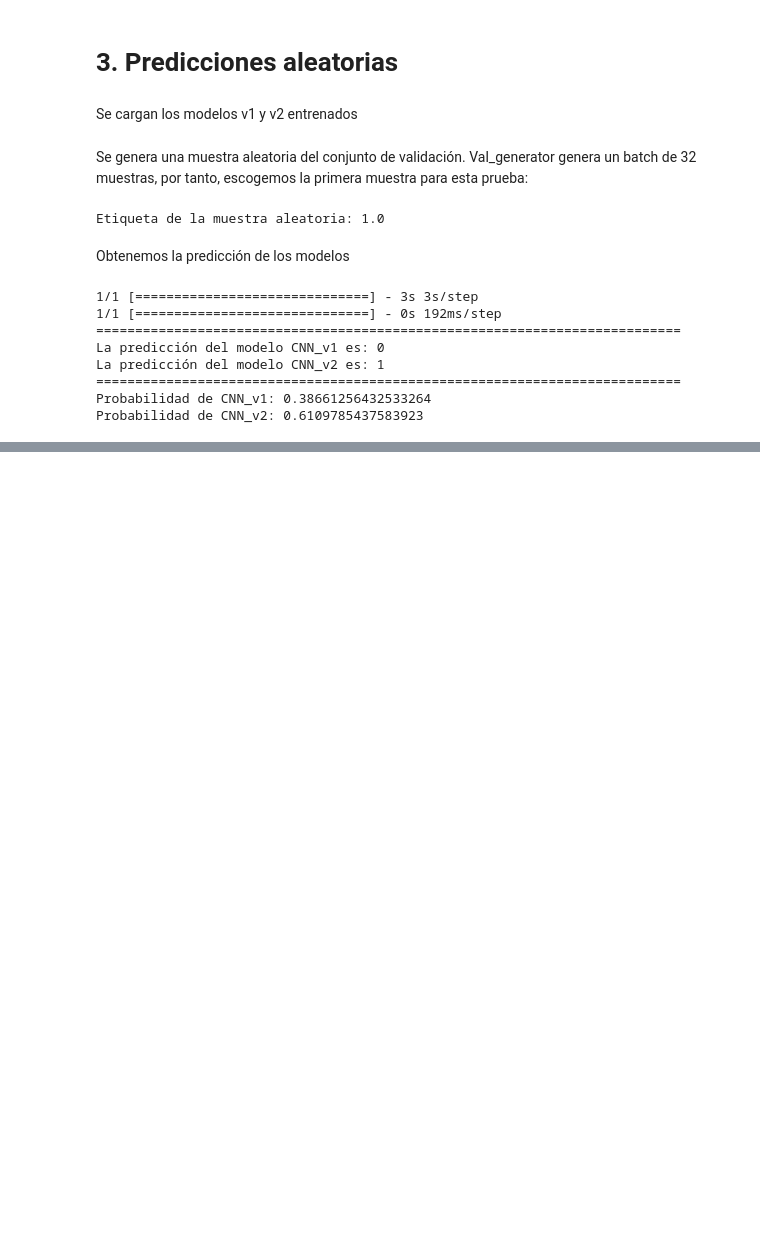
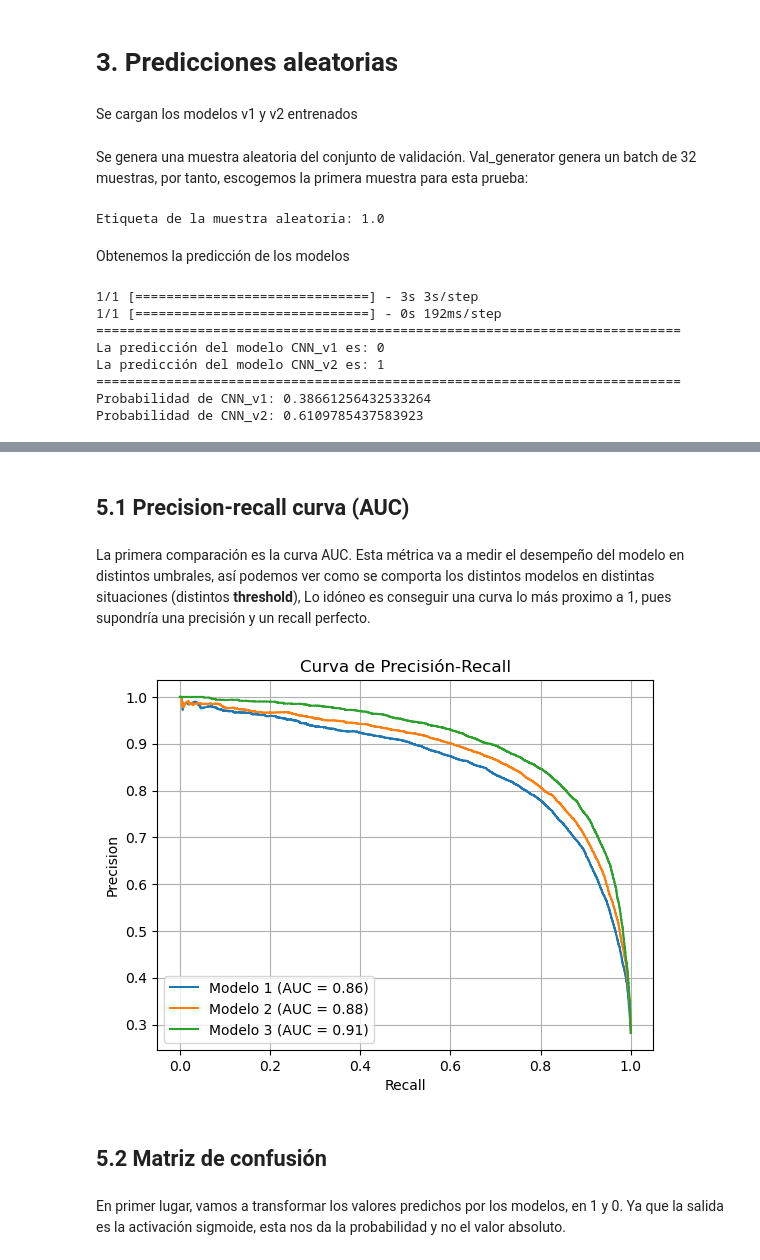
Before and after one commit to alejandropiuryp/breast-cancer-tfm, a Jupyter notebook: breast_cancer_CNN.ipynb, the cells around one changed output, grey strips where cells are left out. Cells and saved outputs as stored; diff of their text form; code cells hidden in the pictures; blank space fills up the shorter version.

```diff
--- a/breast_cancer_CNN.ipynb
+++ b/breast_cancer_CNN.ipynb
@@ -74,6 +80,7 @@ train_generator = datagen_train.flow_from_dataframe(
 )
 
 datagen_test = ImageDataGenerator(rescale=1./255)
+
 val_generator = datagen_test.flow_from_dataframe(
     dataframe=val_data,
     x_col='path',
@@ -86,8 +93,21 @@ val_generator = datagen_test.flow_from_dataframe(
     validate_filenames=False
 )
 
+test_generator = datagen_test.flow_from_dataframe(
+    dataframe=test_data,
+    x_col='path',
+    y_col='label',
+    target_size=(50, 50),
+    batch_size=batch_size,
+    class_mode='binary',
+    shuffle=False,
+    seed=42,
+    validate_filenames=False
+)
+
 train_steps_per_epoch = train_generator.n // train_generator.batch_size
 val_steps_per_epoch = val_generator.n // val_generator.batch_size
+test_steps_per_epoch = test_generator.n // test_generator.batch_size
 # %% [output]
 Found 194266 non-validated image filenames belonging to 2 classes.
 Found 41629 non-validated image filenames belonging to 2 classes.
@@ -370,0 +626,5 @@ Probabilidad de CNN_v2: 0.6109785437583923
+# %%
+#svm =
+model_1_v1 = load_model('models/model_1_v1.h5', custom_objects={"f1_score": f1_score})
+model_1_v2 = load_model('models/model_1_v2.h5', custom_objects={"f1_score": f1_score})
+model_resNet = load_model('model_resNet_ft_bc.h5', custom_objects={"f1_score": f1_score})
@@ -370,0 +633,2 @@ Probabilidad de CNN_v2: 0.6109785437583923
+# %%
+y_true = test_generator.labels
@@ -370,0 +637,5 @@ Probabilidad de CNN_v2: 0.6109785437583923
+# %%
+#y_predict_svm = np.round(model_1_v1.predict(test_generator))
+y_predict_model_1_v1 = model_1_v1.predict(test_generator)
+y_predict_model_1_v2 = model_1_v2.predict(test_generator)
+y_predict_model_resNet = model_resNet.predict(test_generator)
@@ -370,0 +646,29 @@ Probabilidad de CNN_v2: 0.6109785437583923
+# %% [markdown]
+## 5.1 Precision-recall curva (AUC)
+# %% [markdown]
+La primera comparación es la curva AUC. Esta métrica va a medir el desempeño del modelo en distintos umbrales, así podemos ver como se comporta los distintos modelos en distintas situaciones (distintos **threshold**), Lo idóneo es conseguir una curva lo más proximo a 1, pues supondría una precisión y un recall perfecto.
+# %%
+precision_model1, recall_model1, _ = precision_recall_curve(y_true, y_predict_model_1_v1)
+precision_model2, recall_model2, _ = precision_recall_curve(y_true, y_predict_model_1_v2)
+precision_model3, recall_model3, _ = precision_recall_curve(y_true, y_predict_model_resNet)
+
+auc_model1 = average_precision_score(y_true, y_predict_model_1_v1, average="weighted")
+auc_model2 = average_precision_score(y_true, y_predict_model_1_v2, average="weighted")
+auc_model3 = average_precision_score(y_true, y_predict_model_resNet, average="weighted")
+
+plt.plot(recall_model1, precision_model1, label='Modelo 1 (AUC = {:.2f})'.format(auc_model1))
+plt.plot(recall_model2, precision_model2, label='Modelo 2 (AUC = {:.2f})'.format(auc_model2))
+plt.plot(recall_model3, precision_model3, label='Modelo 3 (AUC = {:.2f})'.format(auc_model3))
+
+plt.xlabel('Recall')
+plt.ylabel('Precision')
+plt.title('Curva de Precisión-Recall')
+plt.legend()
+plt.grid(True)
+plt.show()
+# %% [output]
+[figure, added]
+# %% [markdown]
+## 5.2 Matriz de confusión
+# %% [markdown]
+En primer lugar, vamos a transformar los valores predichos por los modelos, en 1 y 0. Ya que la salida es la activación sigmoide, esta nos da la probabilidad y no el valor absoluto.
```
Also changed, not shown: parts of 29 cells of this notebook, 4 other files.
